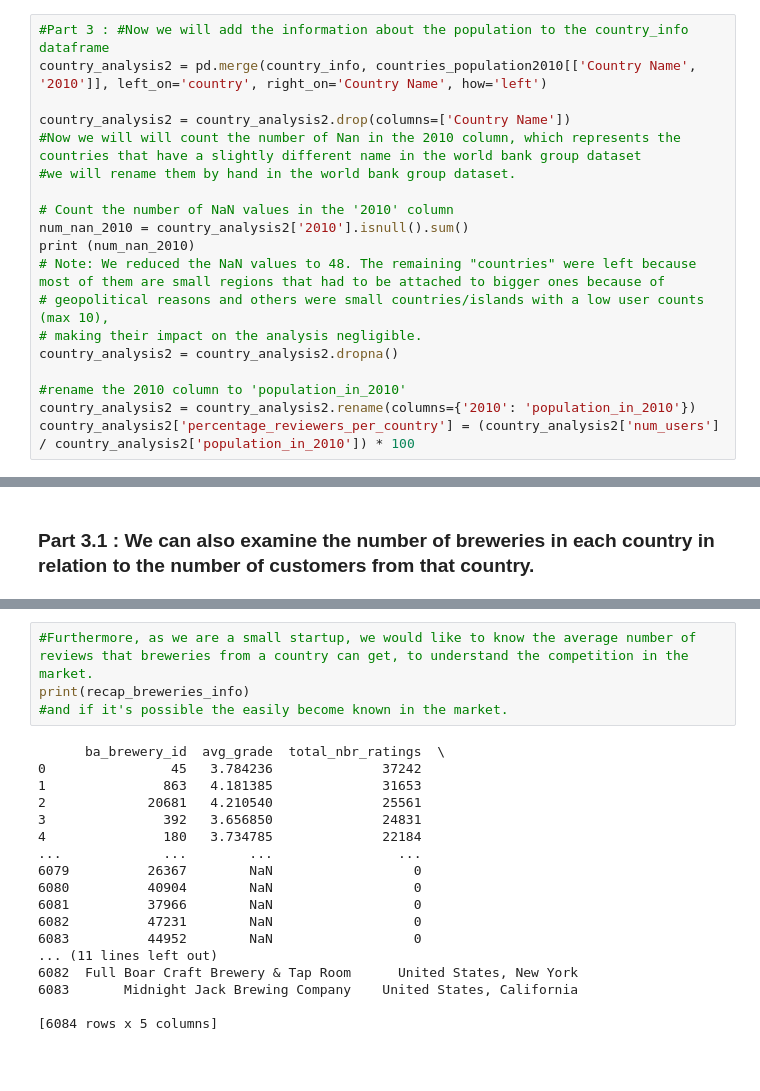
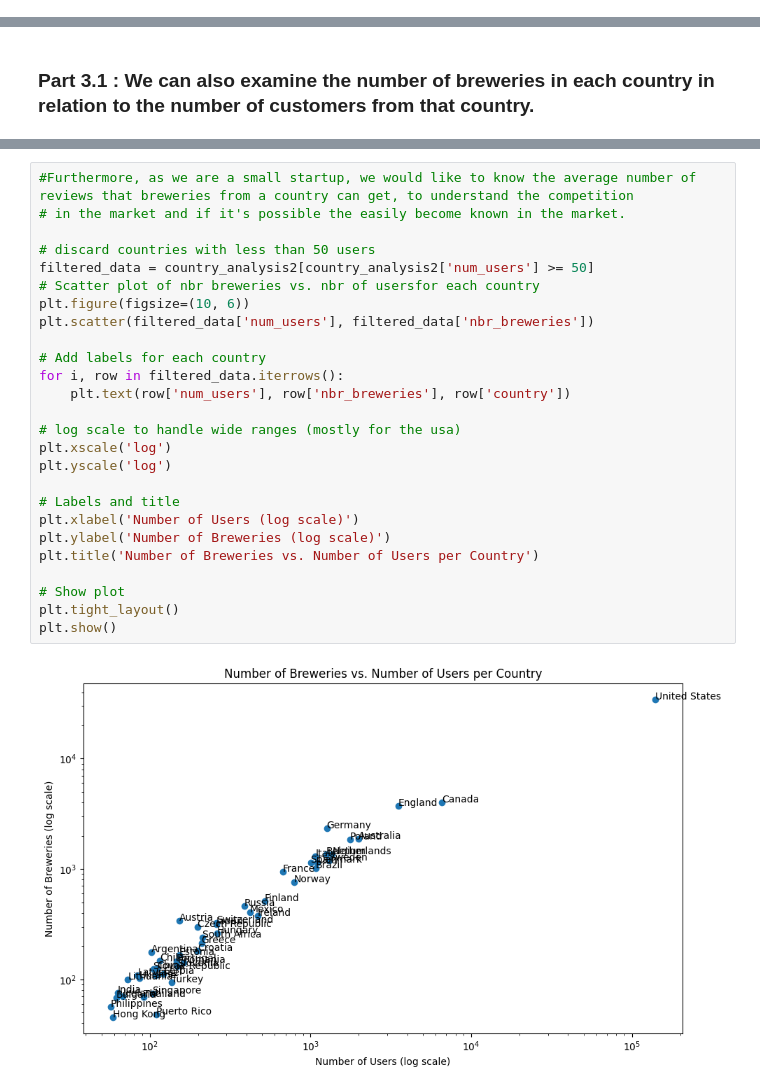
Before and after one commit to epfl-ada/ada-2024-project-pada-wan, a Jupyter notebook: results.ipynb, the cells around one changed output, grey strips where cells are left out. Saved outputs shown, nothing was run; the diff lists cells and outputs as text; blank space fills up the shorter version.

Commit message:
added few plots

```diff
--- a/results.ipynb
+++ b/results.ipynb
@@ -467,19 +422,0 @@ print(country_info)
-# %%
-#Part 3 : #Now we will add the information about the population to the country_info dataframe
-country_analysis2 = pd.merge(country_info, countries_population2010[['Country Name', '2010']], left_on='country', right_on='Country Name', how='left')
-
-country_analysis2 = country_analysis2.drop(columns=['Country Name'])
-#Now we will will count the number of Nan in the 2010 column, which represents the countries that have a slightly different name in the world bank group dataset
-#we will rename them by hand in the world bank group dataset.
-
-# Count the number of NaN values in the '2010' column
-num_nan_2010 = country_analysis2['2010'].isnull().sum()
-print (num_nan_2010)
-# Note: We reduced the NaN values to 48. The remaining "countries" were left because most of them are small regions that had to be attached to bigger ones because of
-# geopolitical reasons and others were small countries/islands with a low user counts (max 10),
-# making their impact on the analysis negligible.
-country_analysis2 = country_analysis2.dropna()
-
-#rename the 2010 column to 'population_in_2010'
-country_analysis2 = country_analysis2.rename(columns={'2010': 'population_in_2010'})
-country_analysis2['percentage_reviewers_per_country'] = (country_analysis2['num_users'] / country_analysis2['population_in_2010']) * 100
@@ -546,22 +505,28 @@ plt.show()
 # %%
-#Furthermore, as we are a small startup, we would like to know the average number of reviews that breweries from a country can get, to understand the competition in the market.
-print(recap_breweries_info)
-#and if it's possible the easily become known in the market.
+#Furthermore, as we are a small startup, we would like to know the average number of reviews that breweries from a country can get, to understand the competition
+# in the market and if it's possible the easily become known in the market.
+
+# discard countries with less than 50 users
+filtered_data = country_analysis2[country_analysis2['num_users'] >= 50]
+# Scatter plot of nbr breweries vs. nbr of usersfor each country
+plt.figure(figsize=(10, 6))
+plt.scatter(filtered_data['num_users'], filtered_data['nbr_breweries'])
+
+# Add labels for each country
+for i, row in filtered_data.iterrows():
+    plt.text(row['num_users'], row['nbr_breweries'], row['country'])
+
+# log scale to handle wide ranges (mostly for the usa)
+plt.xscale('log')
+plt.yscale('log')
+
+# Labels and title
+plt.xlabel('Number of Users (log scale)')
+plt.ylabel('Number of Breweries (log scale)')
+plt.title('Number of Breweries vs. Number of Users per Country')
+
+# Show plot
+plt.tight_layout()
+plt.show()
 # %% [output]
-      ba_brewery_id  avg_grade  total_nbr_ratings  \
-0                45   3.784236              37242
-1               863   4.181385              31653
-2             20681   4.210540              25561
-3               392   3.656850              24831
-4               180   3.734785              22184
-...             ...        ...                ...
-6079          26367        NaN                  0
-6080          40904        NaN                  0
-6081          37966        NaN                  0
-6082          47231        NaN                  0
-6083          44952        NaN                  0
-... (11 lines left out)
-6082  Full Boar Craft Brewery & Tap Room      United States, New York
-6083       Midnight Jack Brewing Company    United States, California
-
-[6084 rows x 5 columns]
+[figure, added]
```
Also changed, not shown: parts of 9 cells of this notebook.
